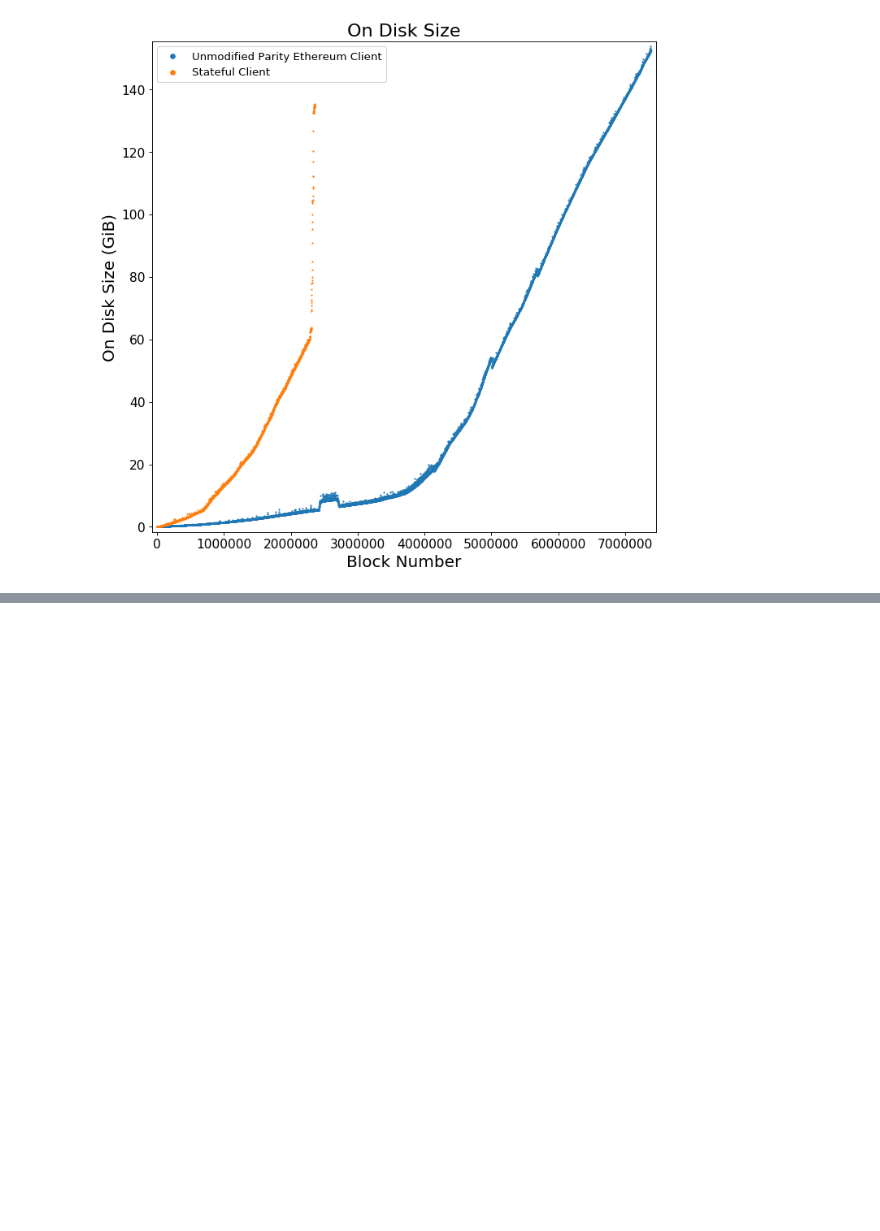
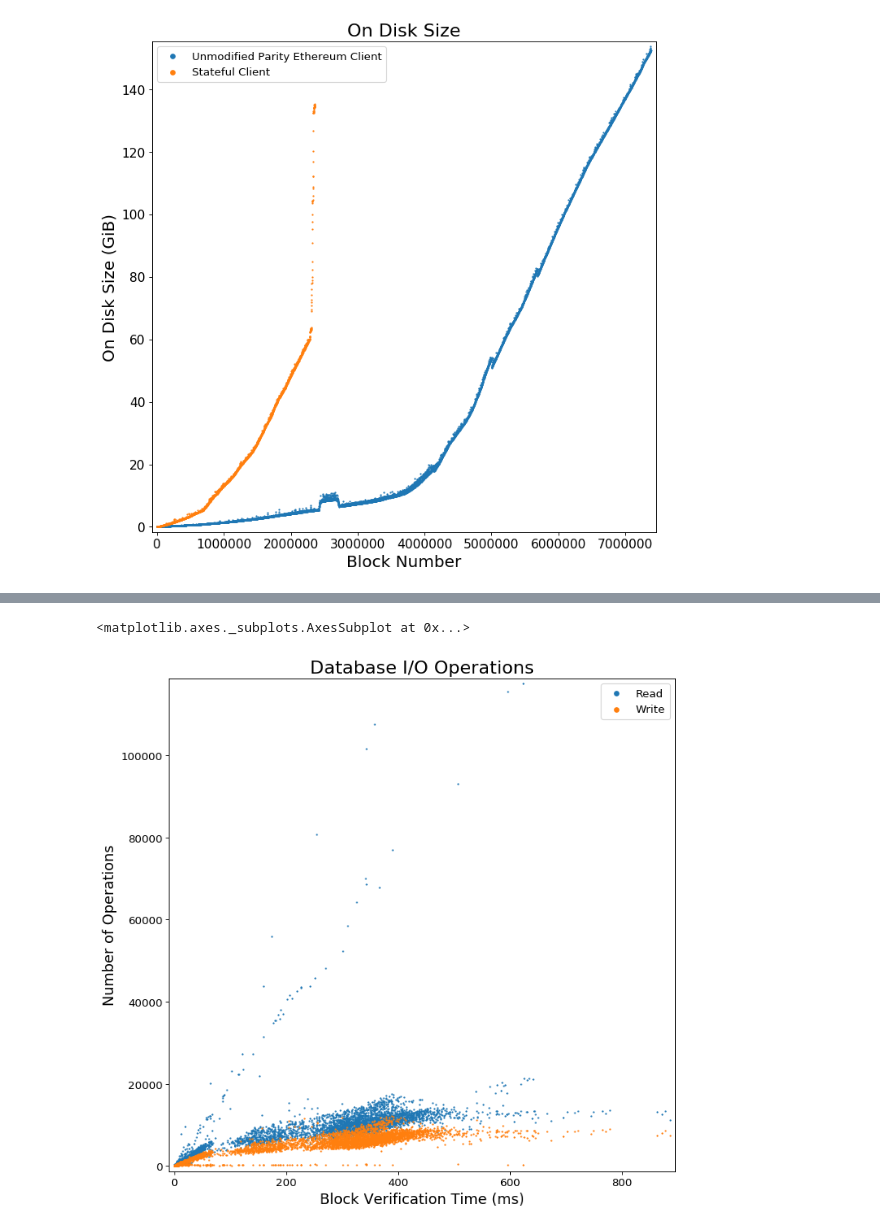
Before and after one commit to souvik1997/thesis, a Jupyter notebook: figures/results/graphs/background/Plots.ipynb, the cells around one changed output, grey strips where cells are left out. Drawn from its saved outputs; the diff is of its cells as text; code cells hidden in the pictures; blank space fills up the shorter version.

Commit message:
Add block verification time vs ops

```diff
--- a/figures/results/graphs/background/Plots.ipynb
+++ b/figures/results/graphs/background/Plots.ipynb
@@ -46,6 +46,13 @@ with gzip.open("../../data/background/on-disk-size.json.gz") as f:
 
 with gzip.open("../../data/background/stateless-on-disk-size.json.gz") as f:
     stateless_on_disk_size = simplify_data(json.load(f))
+
+# sometimes elapsed_milliseconds is negative so we filter that out
+with gzip.open("../../data/background/db-ops-elapsed-1000.json.gz") as f:
+    db_ops_elapsed = list(filter(lambda x: x[2] >= 0 and x[2] <= 1000000, simplify_data(json.load(f))))
+
+with gzip.open("../../data/background/db-bytes-elapsed-1000.json.gz") as f:
+    db_bytes_elapsed = list(filter(lambda x: x[2] >= 0 and x[2] <= 1000000, simplify_data(json.load(f))))
 # %%
 def plot_sizes(data, ax, title, ylabel, *, rolling=1):
     i = max(range(len(data)), key=lambda i: data[i][1])
@@ -193,3 +202,27 @@ ax.get_yaxis().set_major_locator(ticker.MultipleLocator(10000))
+# %%
+def plot_db_elapsed_stats(data, ax, title, ylabel):
+    ax.margins(0.01)
+    # tuple is in the following format: (start_block_num, end_block_num, elapsed_milliseconds, reads, writes, deletes)
+    read_scatter = ax.scatter([x[2] / 1000 for x in data],
+                              [x[3] / 1000 for x in data],
+                              s=1, rasterized=True)
+    write_scatter = ax.scatter([x[2] / 1000 for x in data],
+                               [(x[4] + x[5]) / 1000 for x in data],
+                               s=1, rasterized=True)
+    ax.legend((read_scatter, write_scatter), ("Read", "Write"), fontsize=12, markerscale=5)
+    #ax.get_xaxis().set_major_formatter(ticker.FuncFormatter(lambda x, p: str(int(x))))
+    ax.tick_params(labelsize=12)
+    ax.set_title(title, fontsize=20)
+    ax.set_ylabel(ylabel, fontsize=16)
+    ax.set_xlabel("Block Verification Time (ms)", fontsize=16)
+    return ax
+# %%
+db_io_ops_elapsed_fig = plt.figure(figsize=(10, 10), dpi=80)
+ax = db_io_ops_elapsed_fig.add_subplot(1, 1, 1)
+plot_db_elapsed_stats(db_ops_elapsed, ax, "Database I/O Operations", "Number of Operations")
+# %% [output]
+<matplotlib.axes._subplots.AxesSubplot at 0x...>
+[figure, added]
 # %%
 if RELEASE_MODE:
     block_size_fig.savefig("block-size.pdf", transparent=False)
```
Also changed, not shown: parts of 5 cells of this notebook, 3 other files.
